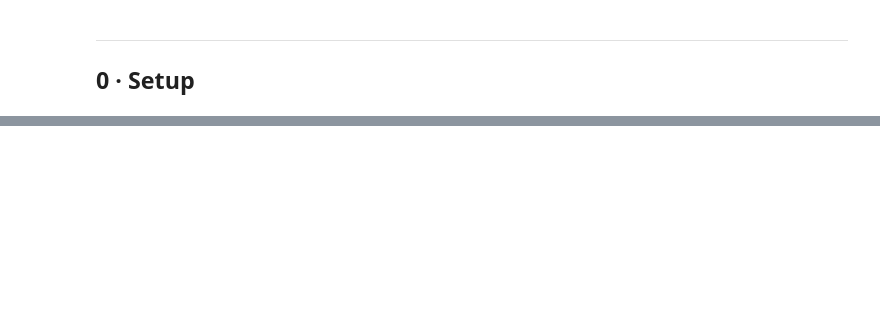
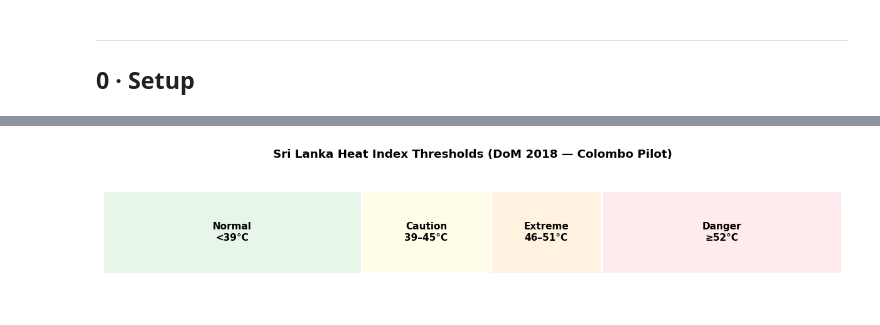
Before and after one commit to Penrheol/Sri_Lanka_Heat_Colombo, a Jupyter notebook: heat_ews_demo.ipynb, the cells around one changed output, grey strips where cells are left out. Cells and saved outputs as stored; diff of their text form; code cells hidden in the pictures; blank space fills up the shorter version.

```diff
--- a/heat_ews_demo.ipynb
+++ b/heat_ews_demo.ipynb
@@ -609,0 +146,12 @@ print(f'POD: {results["POD"]:.2f}  FAR: {results["FAR"]:.2f}')
+# %%
+fig, ax = plt.subplots(figsize=(11, 2.5))
+ax.set_xlim(25, 65); ax.set_ylim(0, 1); ax.axis('off')
+ax.set_title('Sri Lanka Heat Index Thresholds (DoM 2018 — Colombo Pilot)', fontweight='bold', fontsize=12)
+bands = [(25,39,'#E8F5E9','Normal\n<39°C'),(39,46,'#FFFDE7','Caution\n39–45°C'),
+         (46,52,'#FFF3E0','Extreme\n46–51°C'),(52,65,'#FFEBEE','Danger\n≥52°C')]
+for x0,x1,col,lbl in bands:
+    ax.barh(0.5, x1-x0, left=x0, height=0.6, color=col, edgecolor='white', linewidth=2)
+    ax.text((x0+x1)/2, 0.5, lbl, ha='center', va='center', fontsize=10, fontweight='bold')
+plt.tight_layout(); plt.show()
+# %% [output]
+[figure, added]
```
Also changed, not shown: parts of 58 cells of this notebook, 7 other files.
